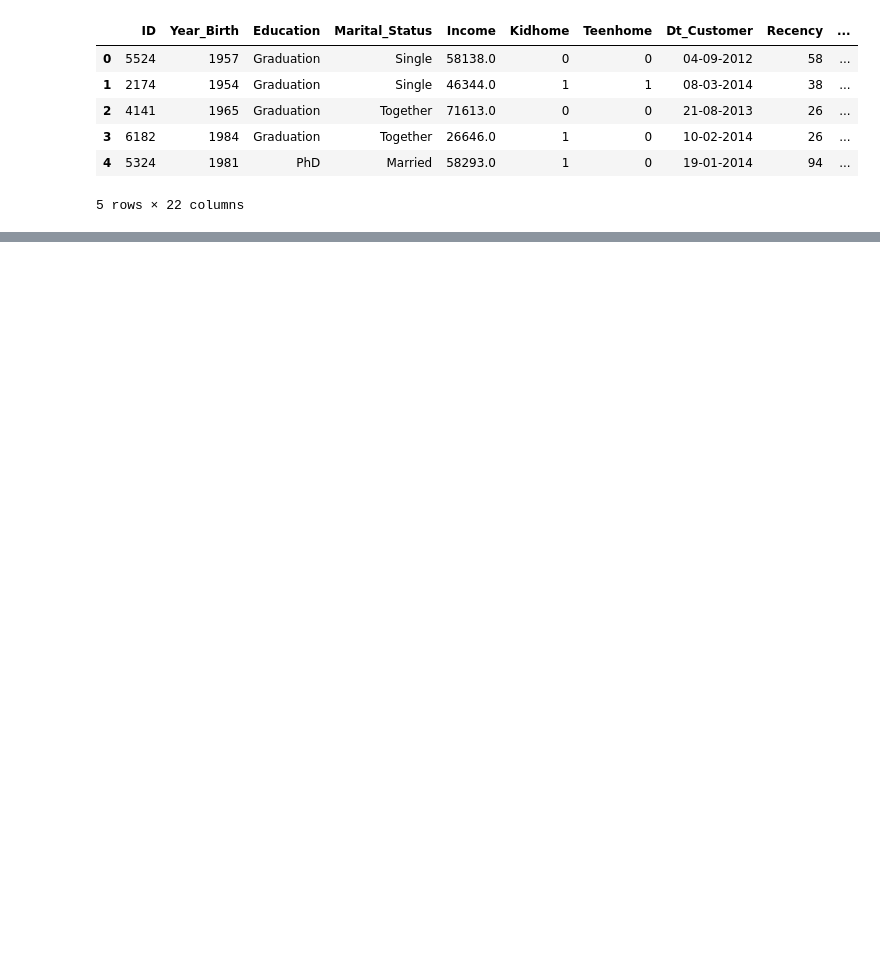
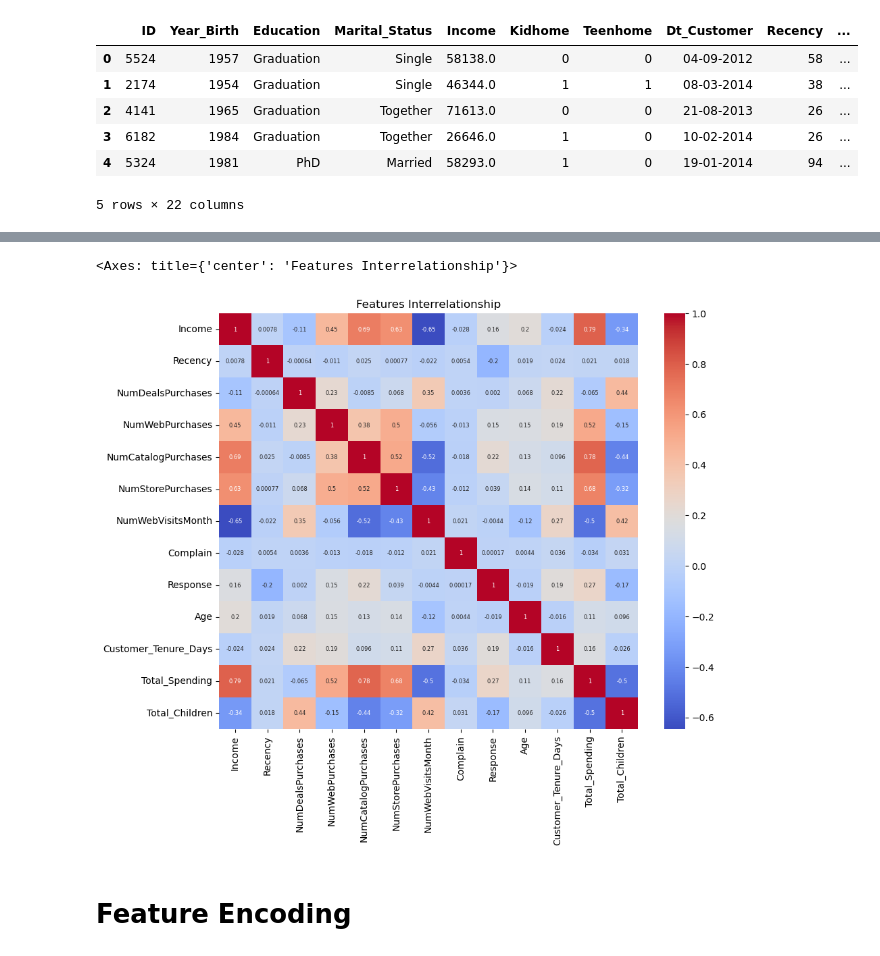
Before and after one commit to ankurgangwar4575-tech/SmartCart-Clustering-System, a Jupyter notebook: notebooks/SmartClustering.ipynb, the cells around one changed output, grey strips where cells are left out. Saved outputs shown, nothing was run; the diff lists cells and outputs as text; code cells hidden in the pictures; blank space fills up the shorter version.

```diff
--- a/notebooks/SmartClustering.ipynb
+++ b/notebooks/SmartClustering.ipynb
@@ -16,0 +212,11 @@ customers_data.head()
+# %%
+corr=customers_data_cleaned.corr(numeric_only=True)
+# %%
+plt.figure(figsize=(10,8))
+plt.title("Features Interrelationship")
+sns.heatmap(corr,annot=True,annot_kws={"size":6},cmap="coolwarm")
+# %% [output]
+<Axes: title={'center': 'Features Interrelationship'}>
+[figure, added]
+# %% [markdown]
+# Feature Encoding
```
Also changed, not shown: parts of 55 cells of this notebook.
